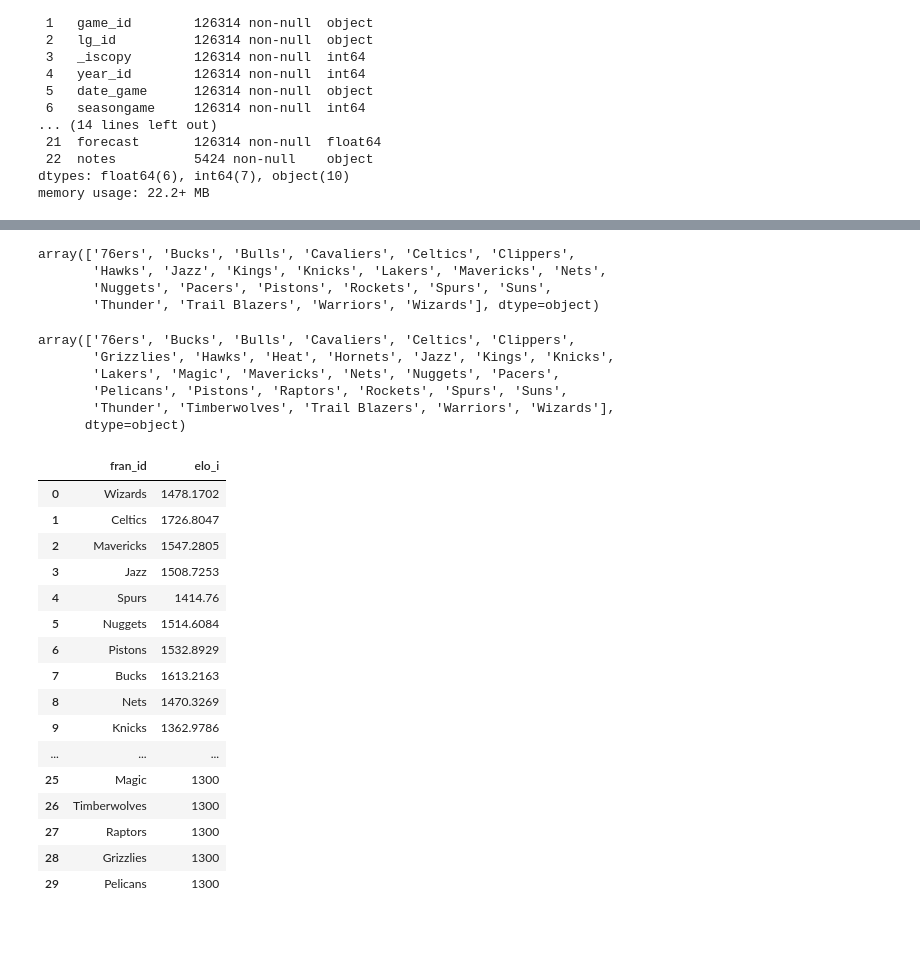
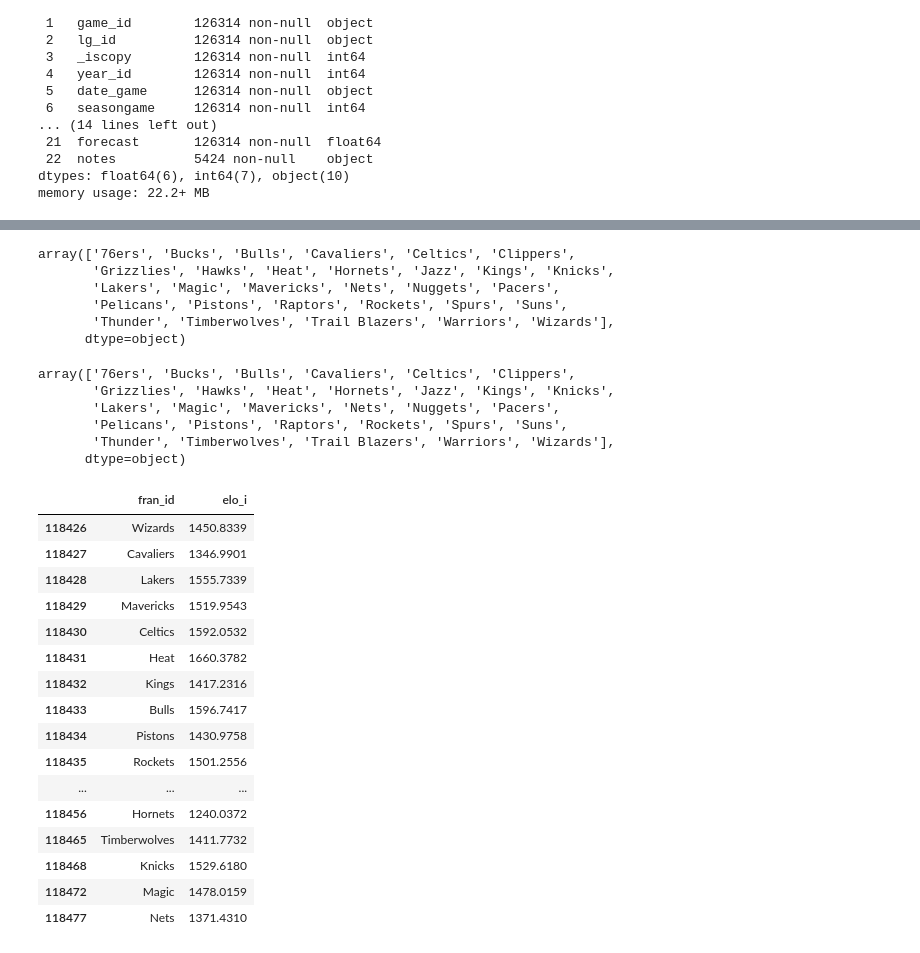
Before and after one commit to NikhilBapat14/nba-game-predictor, a Jupyter notebook: notebooks/get_data.ipynb, the cells around one changed output, grey strips where cells are left out. Cells and saved outputs as stored; diff of their text form; code cells hidden in the pictures.

```diff
--- a/notebooks/get_data.ipynb
+++ b/notebooks/get_data.ipynb
@@ -328,7 +265,7 @@ memory usage: 22.2+ MB
 # %%
 raw_elo_df["date_game"] = pd.to_datetime(raw_elo_df["date_game"])
 # %%
-elo_df = raw_elo_df[(raw_elo_df["date_game"] >= "10/31/1986") & (raw_elo_df["date_game"] <= "11/1/1986")]
+elo_df = raw_elo_df[(raw_elo_df["date_game"] >= "10/29/2012") & (raw_elo_df["date_game"] <= "6/21/2013")]
 # %%
 first_game_elo_df = elo_df.drop_duplicates(subset=["fran_id"], keep="first")[["fran_id", "elo_i"]]
 # %%
@@ -345,9 +283,11 @@ first_game_elo_df["fran_id"] = first_game_elo_df["fran_id"].replace({"Sixers":"7
 first_game_elo_df["fran_id"].sort_values().unique()
 # %% [output]
 array(['76ers', 'Bucks', 'Bulls', 'Cavaliers', 'Celtics', 'Clippers',
-       'Hawks', 'Jazz', 'Kings', 'Knicks', 'Lakers', 'Mavericks', 'Nets',
-       'Nuggets', 'Pacers', 'Pistons', 'Rockets', 'Spurs', 'Suns',
-       'Thunder', 'Trail Blazers', 'Warriors', 'Wizards'], dtype=object)
+       'Grizzlies', 'Hawks', 'Heat', 'Hornets', 'Jazz', 'Kings', 'Knicks',
+       'Lakers', 'Magic', 'Mavericks', 'Nets', 'Nuggets', 'Pacers',
+       'Pelicans', 'Pistons', 'Raptors', 'Rockets', 'Spurs', 'Suns',
+       'Thunder', 'Timberwolves', 'Trail Blazers', 'Warriors', 'Wizards'],
+      dtype=object)
 # %%
 df["teamName"].sort_values().unique()
 # %% [output]
@@ -374,21 +300,21 @@ full_elo_df = pd.concat([first_game_elo_df, df_new_teams_elo], ignore_index=True
 # %%
-full_elo_df
+first_game_elo_df
 # %% [output]
 |  | fran_id | elo_i |
-| 0 | Wizards | 1478.1702 |
-| 1 | Celtics | 1726.8047 |
-| 2 | Mavericks | 1547.2805 |
-| 3 | Jazz | 1508.7253 |
-| 4 | Spurs | 1414.76 |
-| 5 | Nuggets | 1514.6084 |
-| 6 | Pistons | 1532.8929 |
-| 7 | Bucks | 1613.2163 |
-| 8 | Nets | 1470.3269 |
-| 9 | Knicks | 1362.9786 |
+| 118426 | Wizards | 1450.8339 |
+| 118427 | Cavaliers | 1346.9901 |
+| 118428 | Lakers | 1555.7339 |
+| 118429 | Mavericks | 1519.9543 |
+| 118430 | Celtics | 1592.0532 |
+| 118431 | Heat | 1660.3782 |
+| 118432 | Kings | 1417.2316 |
+| 118433 | Bulls | 1596.7417 |
+| 118434 | Pistons | 1430.9758 |
+| 118435 | Rockets | 1501.2556 |
 | ... | ... | ... |
-| 25 | Magic | 1300 |
-| 26 | Timberwolves | 1300 |
-| 27 | Raptors | 1300 |
-| 28 | Grizzlies | 1300 |
-| 29 | Pelicans | 1300 |
+| 118456 | Hornets | 1240.0372 |
+| 118465 | Timberwolves | 1411.7732 |
+| 118468 | Knicks | 1529.6180 |
+| 118472 | Magic | 1478.0159 |
+| 118477 | Nets | 1371.4310 |
 # %%
```
Also changed, not shown: parts of 29 cells of this notebook, 8 other files.
